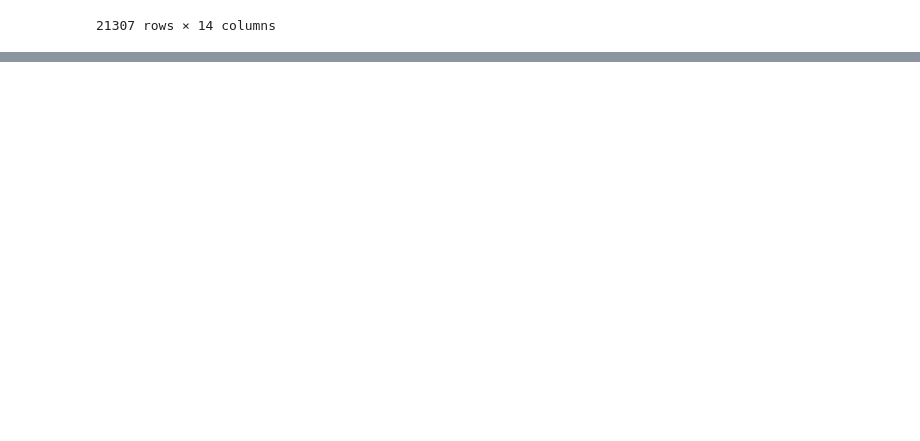
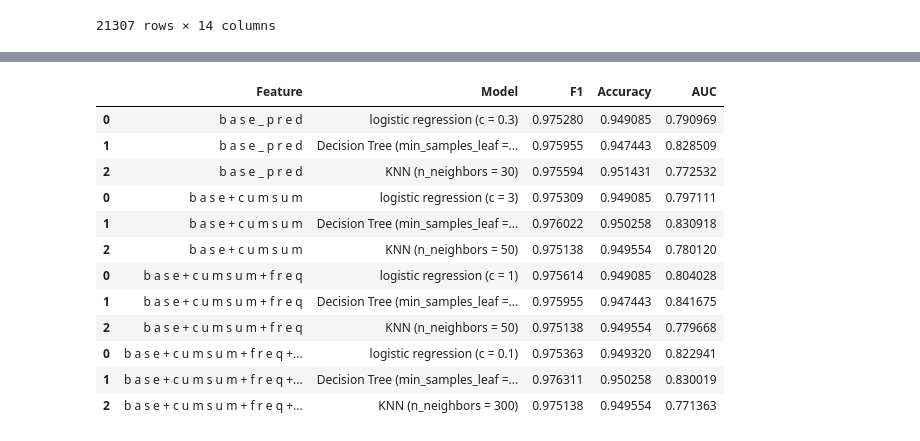
Before and after one commit to ceciliastern/ds_term_project, a Jupyter notebook: Model (Snapshot) - Happiness Dataset.ipynb, the cells around one changed output, grey strips where cells are left out. Cells and saved outputs as stored; diff of their text form; code cells hidden in the pictures; blank space fills up the shorter version.

```diff
--- a/Model (Snapshot) - Happiness Dataset.ipynb
+++ b/Model (Snapshot) - Happiness Dataset.ipynb
@@ -451,0 +540,6 @@ AUC for KNN (n_neighbors = 30) = 0.778
+# %%
+predictors += freq_pred
+print("Running model on features: ", predictors)
+res = sweepModels(x_train[predictors], x_train[target], x_test[predictors],
+                  x_test[target], "base + cumsum + freq")
+res_df = res_df.append(res)
@@ -451,0 +563,6 @@ AUC for KNN (n_neighbors = 30) = 0.778
+# %%
+predictors += company_pred
+print("Running model on features: ", predictors)
+res = sweepModels(x_train[predictors], x_train[target], x_test[predictors],
+                  x_test[target], "base + cumsum + freq + company")
+res_df = res_df.append(res)
@@ -451,0 +593,16 @@ AUC for KNN (n_neighbors = 30) = 0.778
+# %%
+res_df
+# %% [output]
+|  | Feature | Model | F1 | Accuracy | AUC |
+| 0 | b a s e _ p r e d | logistic regression (c = 0.3) | 0.975280 | 0.949085 | 0.790969 |
+| 1 | b a s e _ p r e d | Decision Tree (min_samples_leaf =... | 0.975955 | 0.947443 | 0.828509 |
+| 2 | b a s e _ p r e d | KNN (n_neighbors = 30) | 0.975594 | 0.951431 | 0.772532 |
+| 0 | b a s e + c u m s u m | logistic regression (c = 3) | 0.975309 | 0.949085 | 0.797111 |
+| 1 | b a s e + c u m s u m | Decision Tree (min_samples_leaf =... | 0.976022 | 0.950258 | 0.830918 |
+| 2 | b a s e + c u m s u m | KNN (n_neighbors = 50) | 0.975138 | 0.949554 | 0.780120 |
+| 0 | b a s e + c u m s u m + f r e q | logistic regression (c = 1) | 0.975614 | 0.949085 | 0.804028 |
+| 1 | b a s e + c u m s u m + f r e q | Decision Tree (min_samples_leaf =... | 0.975955 | 0.947443 | 0.841675 |
+| 2 | b a s e + c u m s u m + f r e q | KNN (n_neighbors = 50) | 0.975138 | 0.949554 | 0.779668 |
+| 0 | b a s e + c u m s u m + f r e q +... | logistic regression (c = 0.1) | 0.975363 | 0.949320 | 0.822941 |
+| 1 | b a s e + c u m s u m + f r e q +... | Decision Tree (min_samples_leaf =... | 0.976311 | 0.950258 | 0.830019 |
+| 2 | b a s e + c u m s u m + f r e q +... | KNN (n_neighbors = 300) | 0.975138 | 0.949554 | 0.771363 |
```
Also changed, not shown: parts of 12 cells of this notebook.
